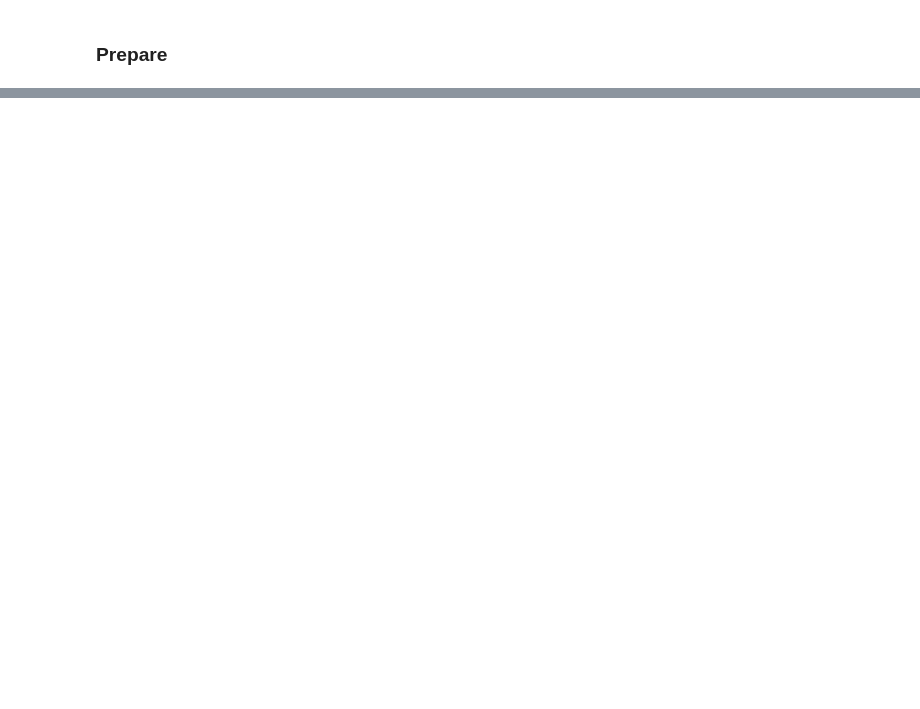
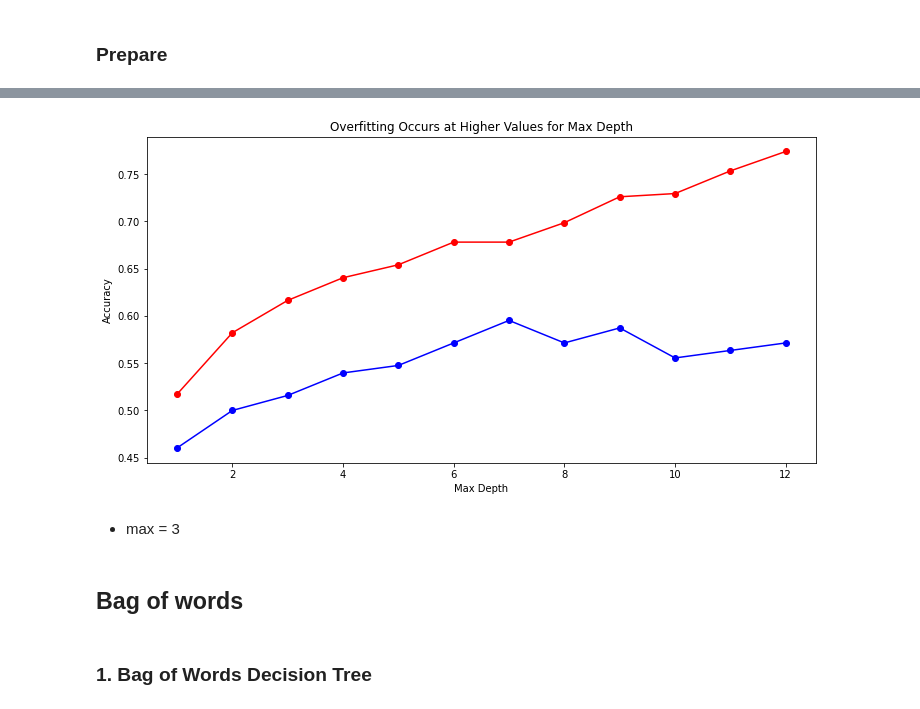
Before and after one commit to NLP-classification/inflation_nlp_classification, a Jupyter notebook: chenchen_workbook.ipynb, the cells around one changed output, grey strips where cells are left out. Saved outputs shown, nothing was run; the diff lists cells and outputs as text; code cells hidden in the pictures; blank space fills up the shorter version.

```diff
--- a/chenchen_workbook.ipynb
+++ b/chenchen_workbook.ipynb
@@ -197,0 +256,3 @@ python_words
+# %%
+train['readme_lenth'] = train.lemmatized.str.len()
+train.head()
@@ -197,0 +502,24 @@ python_words
+# %%
+# ompare in-sample to out-of-sample
+
+metrics = []
+
+for i in range(1,13):
+    rf = RandomForestClassifier(max_depth=(i),
+                                random_state=123)
+
+    rf = rf.fit(x_train, y_train)
+
+    in_sample_accuracy = rf.score(x_train, y_train)
+
+    out_of_sample_accuracy = rf.score(x_validate, y_validate)
+
+    output = {"max_depth": (i),
+        "train_accuracy": in_sample_accuracy,
+        "validate_accuracy": out_of_sample_accuracy}
+
+    metrics.append(output)
+
+df2 = pd.DataFrame(metrics)
+df2["difference"] = df2.train_accuracy - df2.validate_accuracy
+df2
@@ -197,0 +540,14 @@ python_words
+# %%
+plt.figure(figsize=(12, 6))
+plt.plot(df2.max_depth, df2.train_accuracy, color = 'r', marker = 'o')
+plt.plot(df2.max_depth, df2.validate_accuracy, color = 'b', marker = 'o')
+plt.title('Overfitting Occurs at Higher Values for Max Depth')
+plt.xlabel('Max Depth')
+plt.ylabel('Accuracy')
+plt.show()
+# %% [output]
+[figure, added]
+# %% [markdown]
+* max = 3
+# %% [markdown]
+## Bag of words
@@ -197,0 +562,2 @@ python_words
+# %% [markdown]
+### 1. Bag of Words Decision Tree
```
Also changed, not shown: parts of 54 cells of this notebook.
